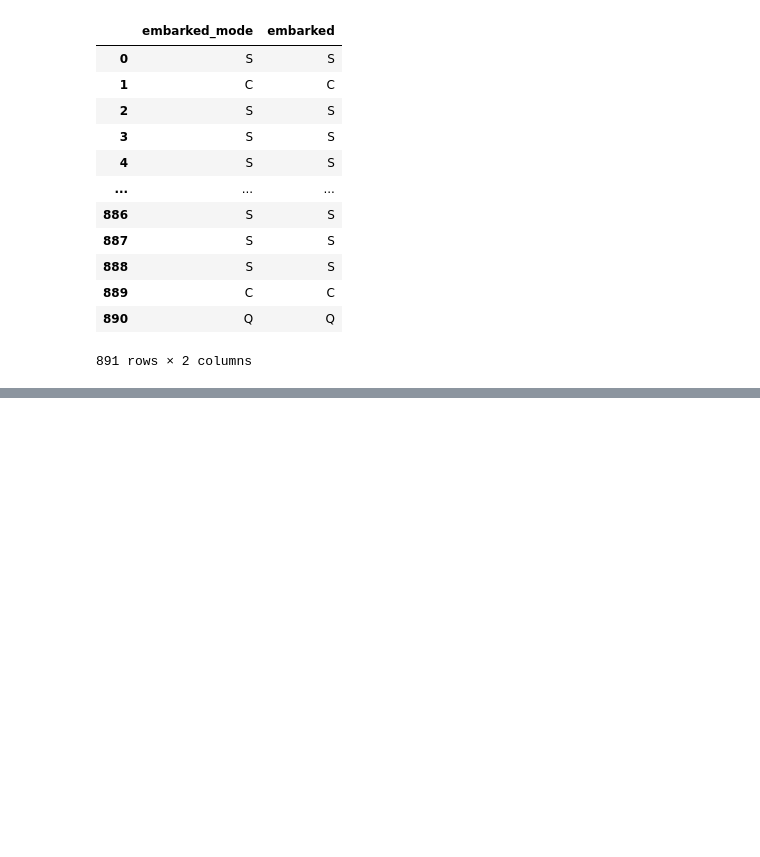
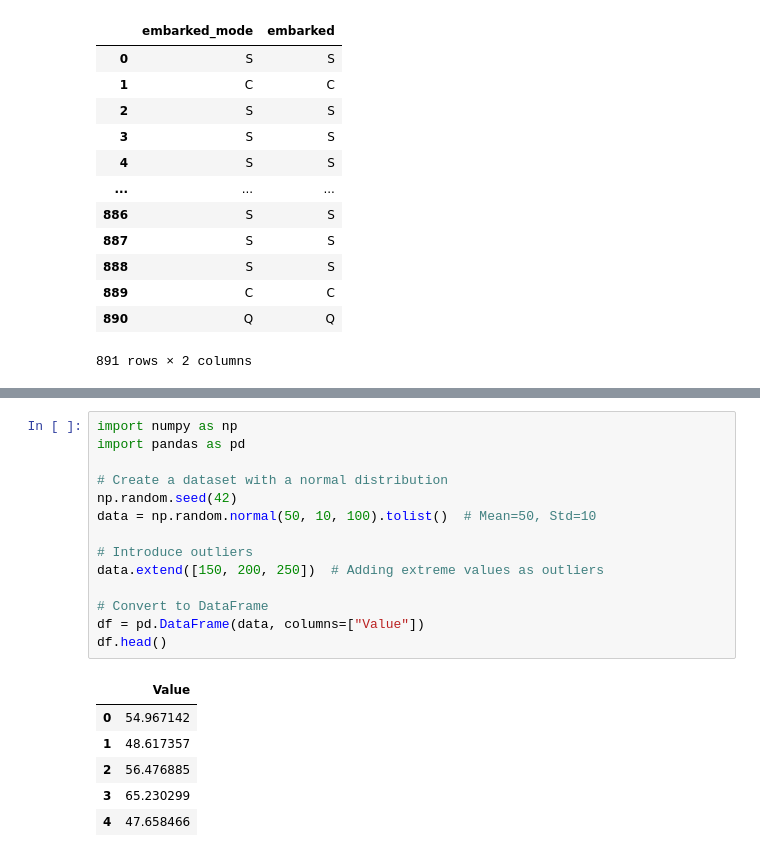
Before and after one commit to 1sumer/Python, a Jupyter notebook: Statistics/Handling Missing.ipynb, the cells around one changed output, grey strips where cells are left out. Drawn from its saved outputs; the diff is of its cells as text; blank space fills up the shorter version.

```diff
--- a/Statistics/Handling Missing.ipynb
+++ b/Statistics/Handling Missing.ipynb
@@ -172,0 +174,21 @@ df['embarked'].isnull().sum()
+# %%
+import numpy as np
+import pandas as pd
+
+# Create a dataset with a normal distribution
+np.random.seed(42)
+data = np.random.normal(50, 10, 100).tolist()  # Mean=50, Std=10
+
+# Introduce outliers
+data.extend([150, 200, 250])  # Adding extreme values as outliers
+
+# Convert to DataFrame
+df = pd.DataFrame(data, columns=["Value"])
+df.head()
+# %% [output]
+|  | Value |
+| 0 | 54.967142 |
+| 1 | 48.617357 |
+| 2 | 56.476885 |
+| 3 | 65.230299 |
+| 4 | 47.658466 |
```
Also changed, not shown: parts of 18 cells of this notebook.
